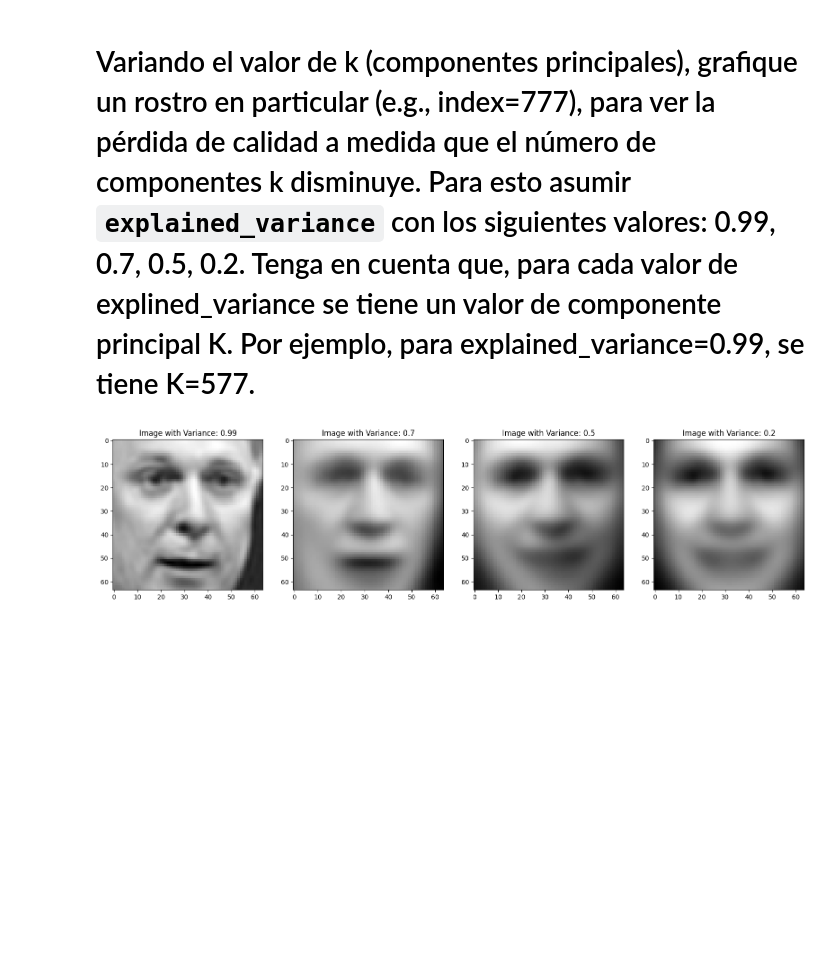
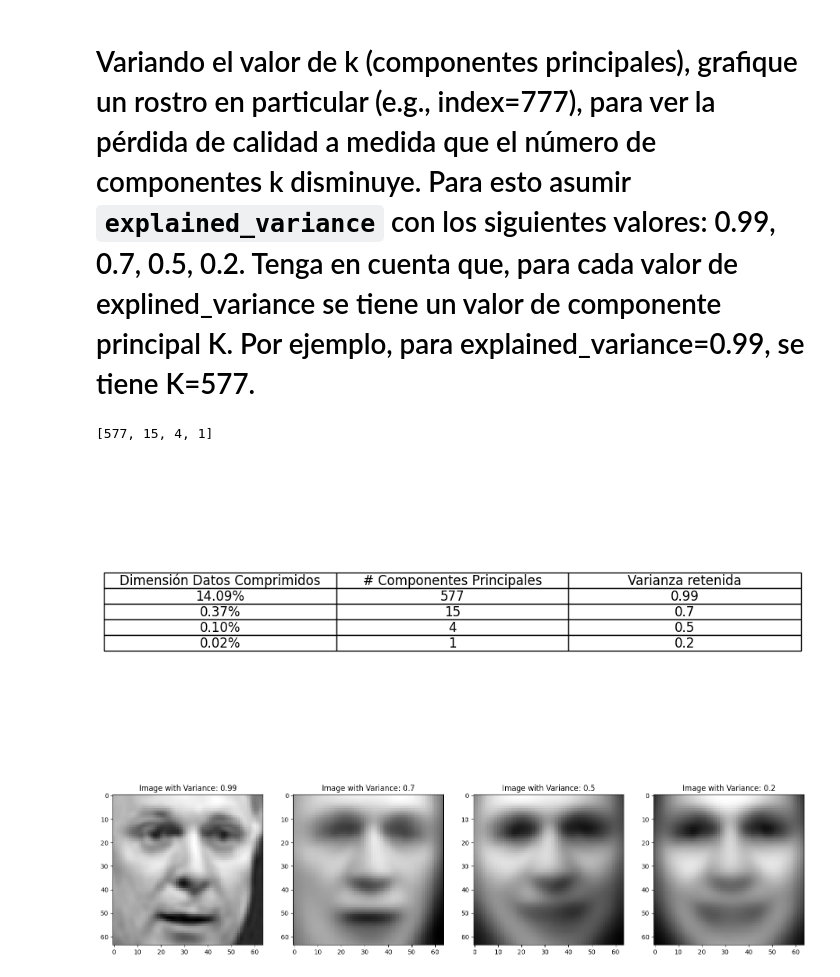
Before and after one commit to Artificial-Intelligence-Master-AS/AppliedMath, a Jupyter notebook: Andrea_Santacruz_Lab1_SVD_PCA.ipynb, the cells around one changed output. Saved outputs shown, nothing was run; the diff lists cells and outputs as text; code cells hidden in the pictures; blank space fills up the shorter version.

```diff
--- a/Andrea_Santacruz_Lab1_SVD_PCA.ipynb
+++ b/Andrea_Santacruz_Lab1_SVD_PCA.ipynb
@@ -283,6 +290,34 @@ for x in varianza_exe3:
   Z_exe3.append(current_pca.transform(X))
   K_exe3.append(current_pca.n_components_)
   pca_exe3.append(current_pca)
+# %%
+print(K_exe3)
+
+# Datos de la tabla
+data_images = [
+    ['Dimensión Datos Comprimidos', '# Componentes Principales', 'Varianza retenida']
+]
+
+for i in range(len(varianza_exe3)):
+  compressed_dimension = (K_exe3[i]/n)*100
+  row = [
+      f"{compressed_dimension:.2f}%",
+      K_exe3[i],
+      varianza_exe3[i]
+  ]
+  data_images.append(row)
+
+fig, ax = plt.subplots()
+ax.axis('off')
+col_widths = [0.5, 0.5, 0.5]
+table = ax.table(cellText=data_images, loc='center', cellLoc='center', colWidths=col_widths)
+table.auto_set_font_size(False)
+table.set_fontsize(12)
+table.scale(1.2, 1.2)
+plt.show()
+# %% [output]
+[577, 15, 4, 1]
+[figure, added]
 # %%
   # utillizar subplot para graficar cada imagen recuparada (approximada)
   # inserte su codigo
```
Also changed, not shown: parts of 3 cells of this notebook.
